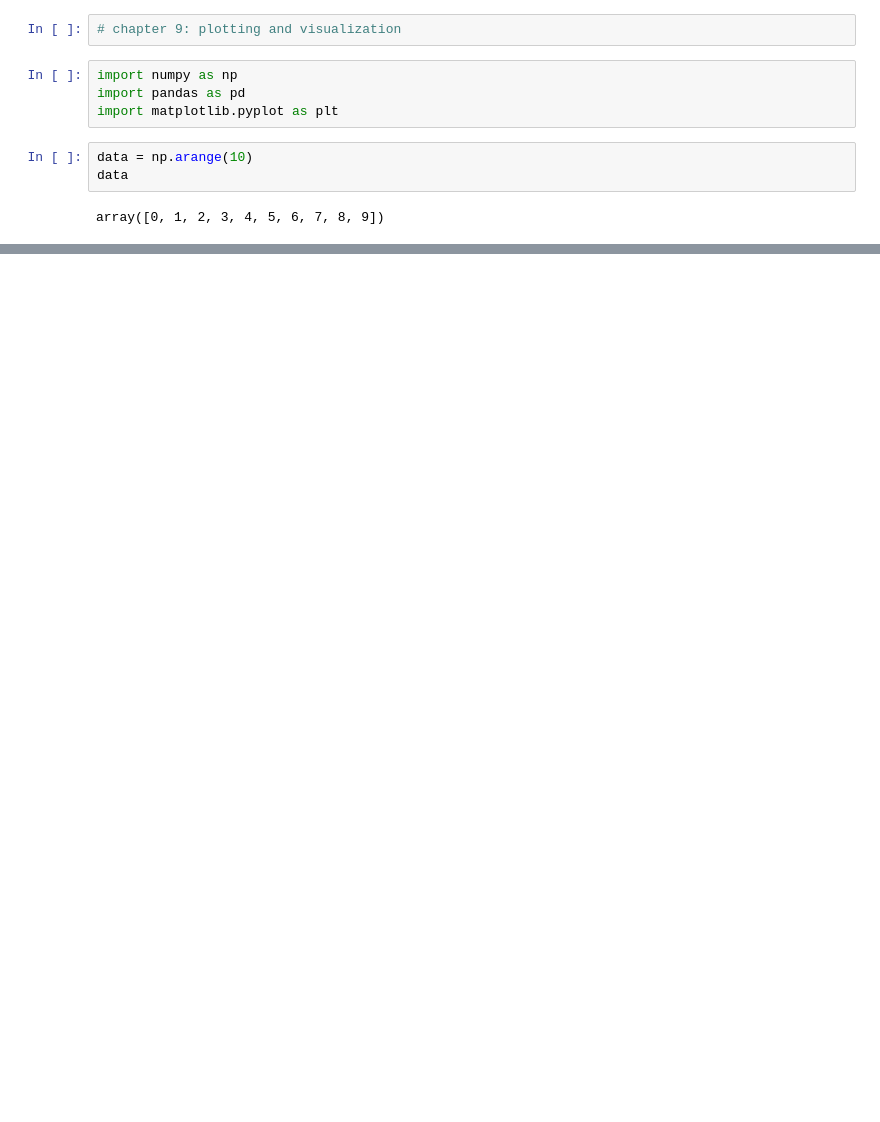
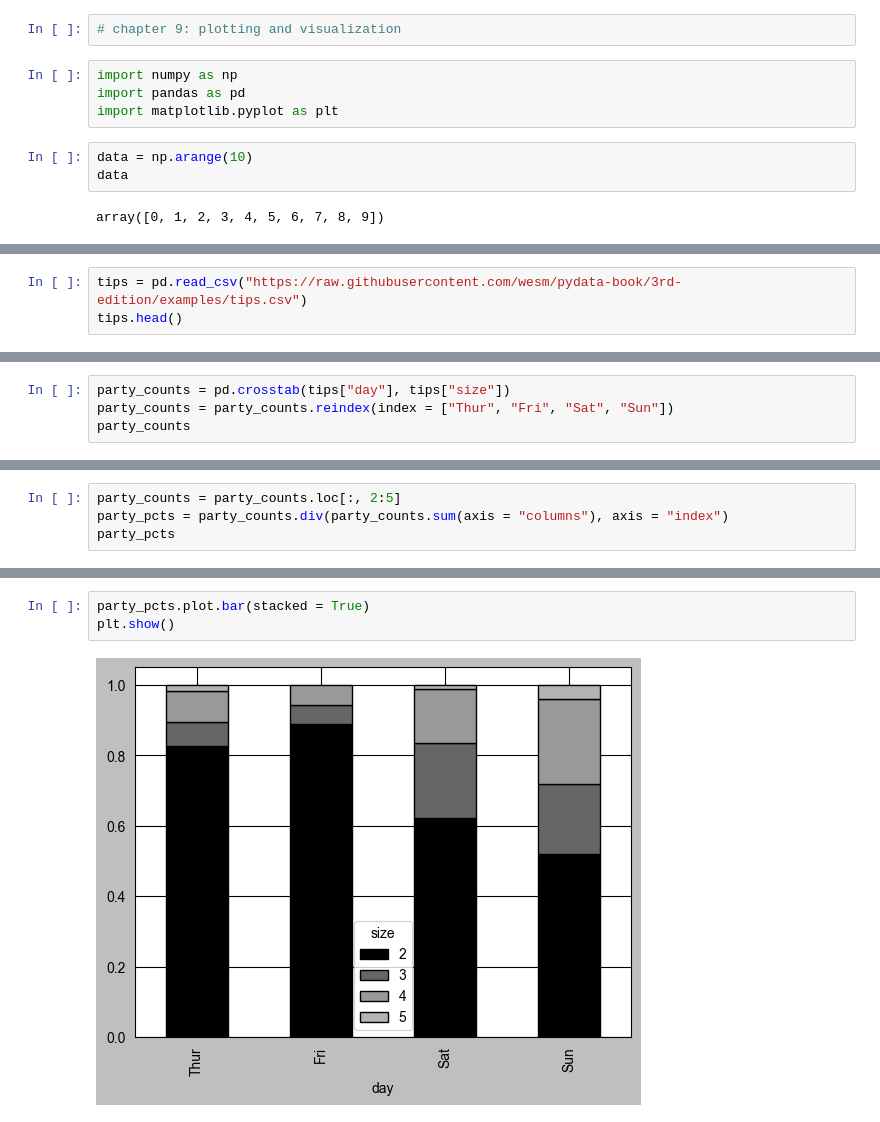
Before and after one commit to chadallison/p4da, a Jupyter notebook: ch9.ipynb, the cells around one changed output, grey strips where cells are left out. Cells and saved outputs as stored; diff of their text form; blank space fills up the shorter version.

```diff
--- a/ch9.ipynb
+++ b/ch9.ipynb
@@ -159,0 +195,3 @@ plt.show()
+# %%
+tips = pd.read_csv("https://raw.githubusercontent.com/wesm/pydata-book/3rd-edition/examples/tips.csv")
+tips.head()
@@ -159,0 +205,4 @@ plt.show()
+# %%
+party_counts = pd.crosstab(tips["day"], tips["size"])
+party_counts = party_counts.reindex(index = ["Thur", "Fri", "Sat", "Sun"])
+party_counts
@@ -159,0 +216,4 @@ plt.show()
+# %%
+party_counts = party_counts.loc[:, 2:5]
+party_pcts = party_counts.div(party_counts.sum(axis = "columns"), axis = "index")
+party_pcts
@@ -159,0 +227,5 @@ plt.show()
+# %%
+party_pcts.plot.bar(stacked = True)
+plt.show()
+# %% [output]
+[figure, added]
```
Also changed, not shown: parts of 26 cells of this notebook.
